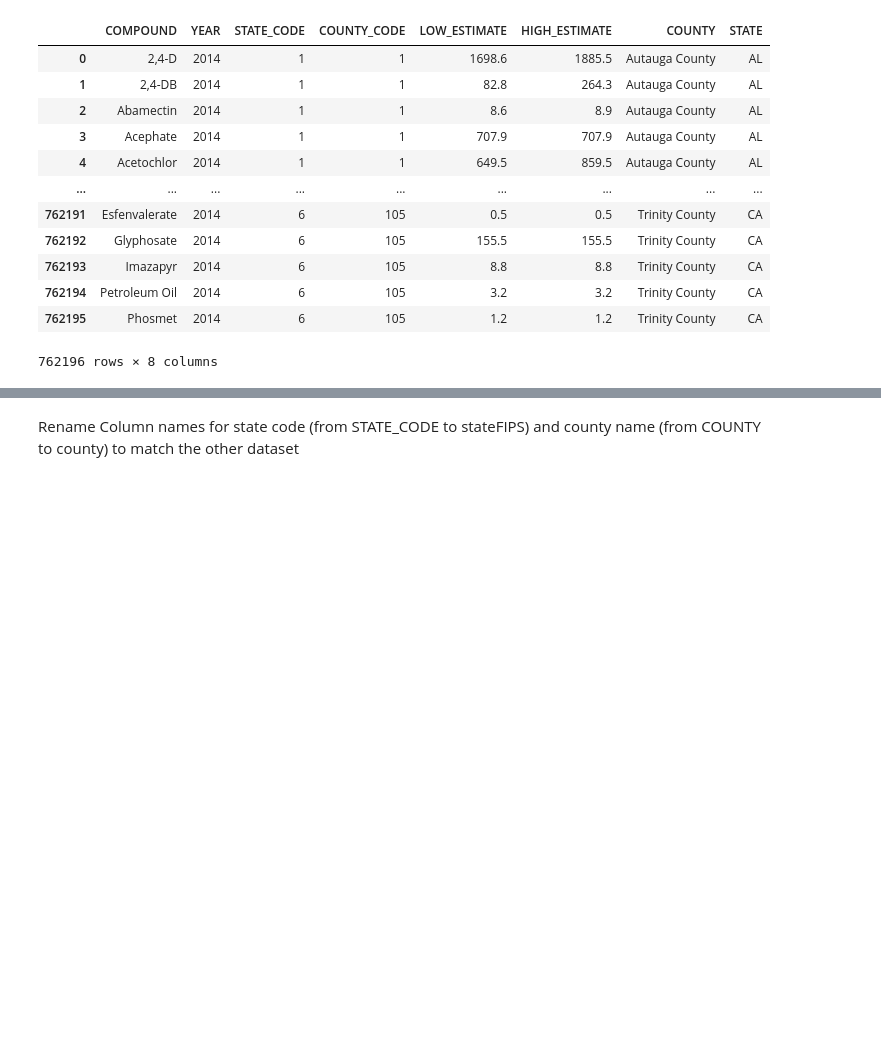
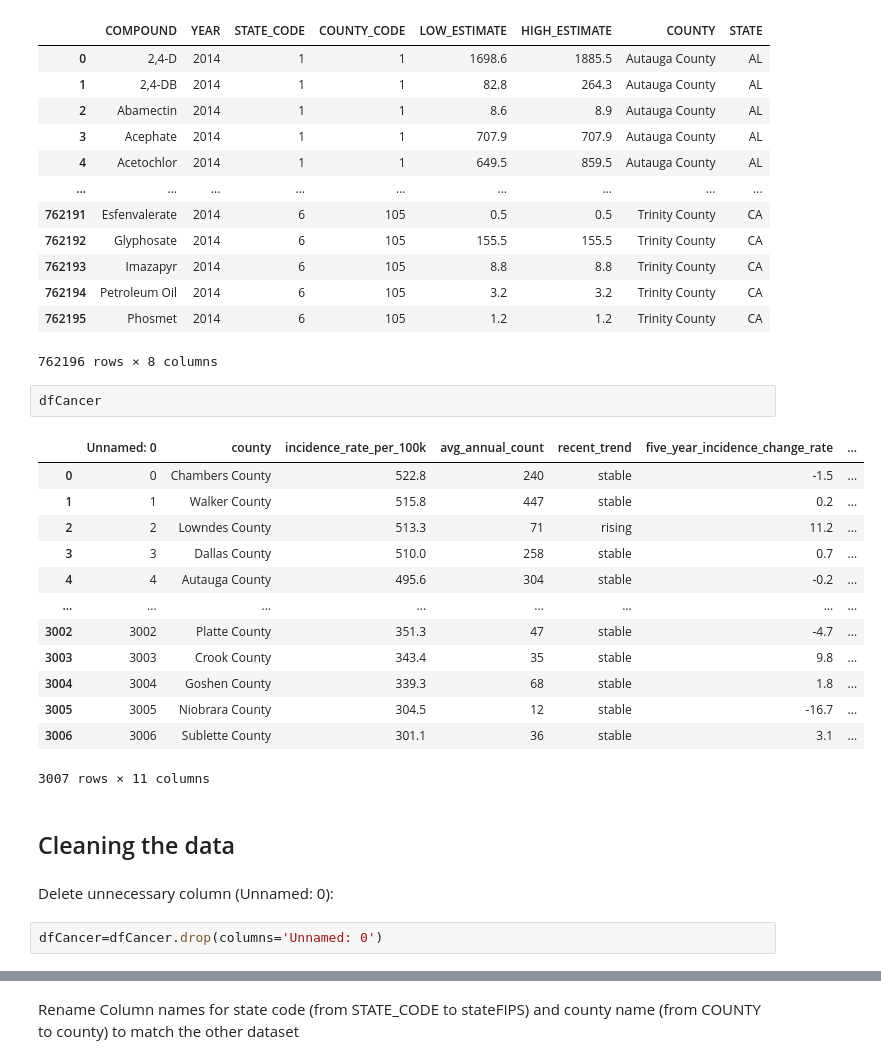
Before and after one commit to anissakhan/731-Project-1, a Jupyter notebook: Notebooks/731Project1-Notebook.ipynb, the cells around one changed output, grey strips where cells are left out. Cells and saved outputs as stored; diff of their text form; blank space fills up the shorter version.

```diff
--- a/Notebooks/731Project1-Notebook.ipynb
+++ b/Notebooks/731Project1-Notebook.ipynb
@@ -47,3 +51,25 @@ dfPest
 | 762194 | Petroleum Oil | 2014 | 6 | 105 | 3.2 | 3.2 | Trinity County | CA |
 | 762195 | Phosmet | 2014 | 6 | 105 | 1.2 | 1.2 | Trinity County | CA |
 762196 rows × 8 columns
+# %%
+dfCancer
+# %% [output]
+|  | Unnamed: 0 | county | incidence_rate_per_100k | avg_annual_count | recent_trend | five_year_incidence_change_rate | ... |
+| 0 | 0 | Chambers County | 522.8 | 240 | stable | -1.5 | ... |
+| 1 | 1 | Walker County | 515.8 | 447 | stable | 0.2 | ... |
+| 2 | 2 | Lowndes County | 513.3 | 71 | rising | 11.2 | ... |
+| 3 | 3 | Dallas County | 510.0 | 258 | stable | 0.7 | ... |
+| 4 | 4 | Autauga County | 495.6 | 304 | stable | -0.2 | ... |
+| ... | ... | ... | ... | ... | ... | ... | ... |
+| 3002 | 3002 | Platte County | 351.3 | 47 | stable | -4.7 | ... |
+| 3003 | 3003 | Crook County | 343.4 | 35 | stable | 9.8 | ... |
+| 3004 | 3004 | Goshen County | 339.3 | 68 | stable | 1.8 | ... |
+| 3005 | 3005 | Niobrara County | 304.5 | 12 | stable | -16.7 | ... |
+| 3006 | 3006 | Sublette County | 301.1 | 36 | stable | 3.1 | ... |
+3007 rows × 11 columns
+# %% [markdown]
+## Cleaning the data
+# %% [markdown]
+Delete unnecessary column (Unnamed: 0):
+# %%
+dfCancer=dfCancer.drop(columns='Unnamed: 0')
```
Also changed, not shown: parts of 14 cells of this notebook.
